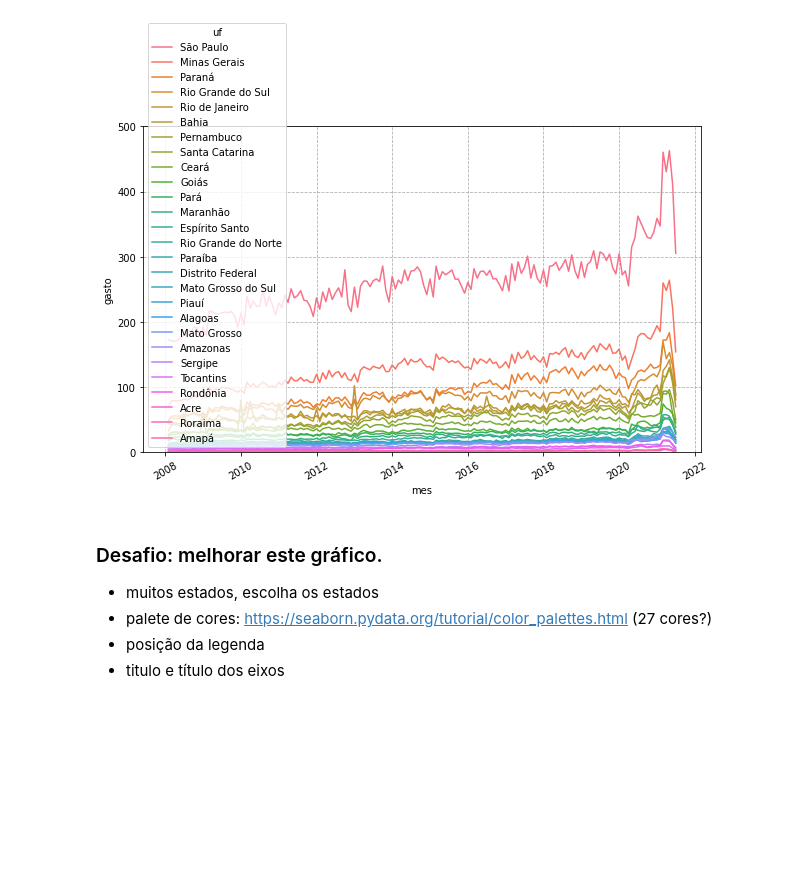
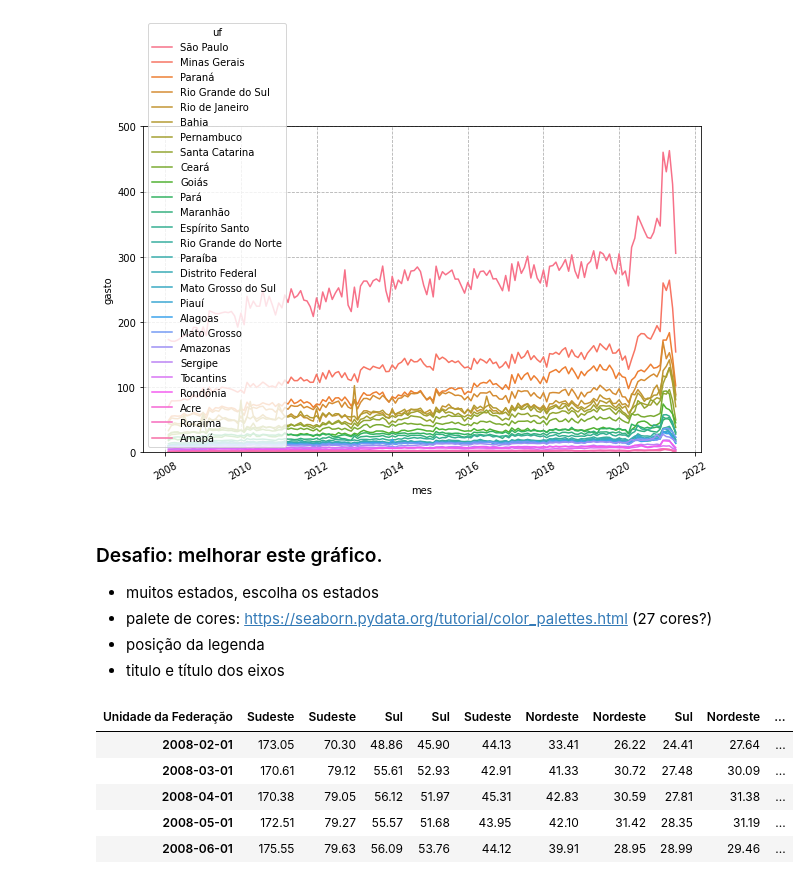
Before and after one commit to VitorFRodrigues/Data-Science-Bootcamp, a Jupyter notebook: Modulo02/Bootcamp_Datascience.ipynb, the cells around one changed output. Cells and saved outputs as stored; diff of their text form; code cells hidden in the pictures; blank space fills up the shorter version.

```diff
--- a/Modulo02/Bootcamp_Datascience.ipynb
+++ b/Modulo02/Bootcamp_Datascience.ipynb
@@ -1304,3 +1315,33 @@ plt.show()
 - palete de cores: https://seaborn.pydata.org/tutorial/color_palettes.html (27 cores?)
 - posição da legenda
 - titulo e título dos eixos
+# %%
+Regiao_UFs = {
+    "Acre": "Norte",
+    "Amapá": "Norte",
+    "Amazonas": "Norte",
+    "Pará": "Norte",
+    "Rondônia": "Norte",
+    "Roraima": "Norte",
+    "Tocantins": "Norte",
+    "Alagoas": "Nordeste",
+    "Bahia": "Nordeste",
+    "Ceará": "Nordeste",
+    "Maranhão": "Nordeste",
+    "Paraíba": "Nordeste",
+    "Pernambuco": "Nordeste",
+    "Piauí": "Nordeste",
+    "Rio Grande do Norte": "Nordeste",
+    "Sergipe": 'Nordeste',
+    "Goiás": "Centro-Oeste",
+    "Mato Grosso": "Centro-Oeste",
+    "Mato Grosso do Sul": "Centro-Oeste",
+    "Distrito Federal": "Centro-Oeste",
+    "Espírito Santo": "Sudeste",
+    "Minas Gerais": "Sudeste",
+    "Rio de Janeiro": "Sudeste",
+    "São Paulo": "Sudeste",
+    "Paraná": "Sul",
+    "Rio Grande do Sul": "Sul",
+    "Santa Catarina": "Sul"
+}
@@ -1306,0 +1350,14 @@ plt.show()
+# %%
+def para_regiao(estado: str):
+  regiao = Regiao_UFs[estado]
+  return regiao
+
+mensal_regioes.columns = mensal_regioes.columns.map(para_regiao)
+mensal_regioes.head()
+# %% [output]
+| Unidade da Federação | Sudeste | Sudeste | Sul | Sul | Sudeste | Nordeste | Nordeste | Sul | Nordeste | ... |
+| 2008-02-01 | 173.05 | 70.30 | 48.86 | 45.90 | 44.13 | 33.41 | 26.22 | 24.41 | 27.64 | ... |
+| 2008-03-01 | 170.61 | 79.12 | 55.61 | 52.93 | 42.91 | 41.33 | 30.72 | 27.48 | 30.09 | ... |
+| 2008-04-01 | 170.38 | 79.05 | 56.12 | 51.97 | 45.31 | 42.83 | 30.59 | 27.81 | 31.38 | ... |
+| 2008-05-01 | 172.51 | 79.27 | 55.57 | 51.68 | 43.95 | 42.10 | 31.42 | 28.35 | 31.19 | ... |
+| 2008-06-01 | 175.55 | 79.63 | 56.09 | 53.76 | 44.12 | 39.91 | 28.95 | 28.99 | 29.46 | ... |
```
Also changed, not shown: parts of 6 cells of this notebook.
